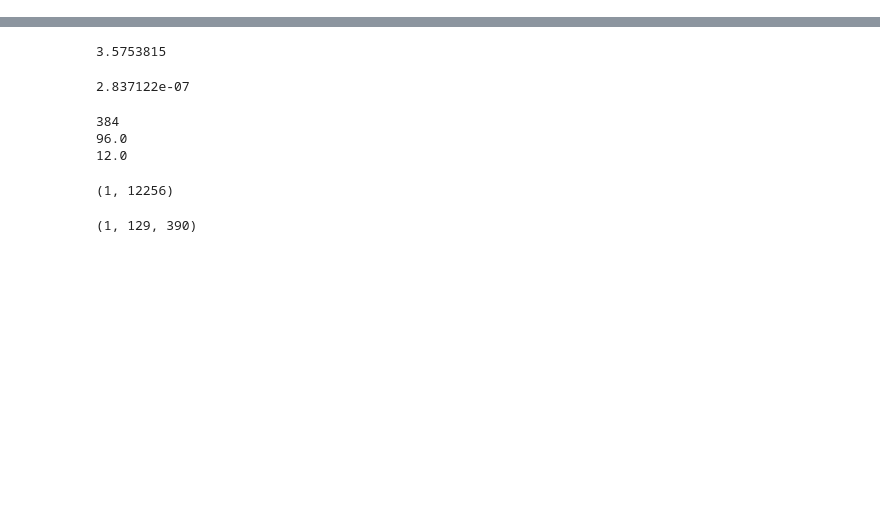
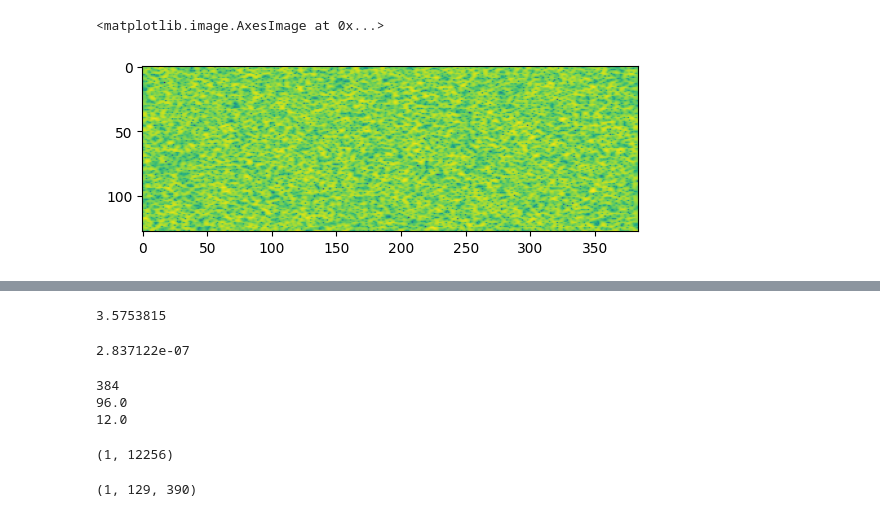
Before and after one commit to highfem/tqdne, a Jupyter notebook: experiments/_evaluate_torchaudiospectogram.ipynb, the cells around one changed output, grey strips where cells are left out. Saved outputs shown, nothing was run; the diff lists cells and outputs as text; code cells hidden in the pictures; blank space fills up the shorter version.

```diff
--- a/experiments/_evaluate_torchaudiospectogram.ipynb
+++ b/experiments/_evaluate_torchaudiospectogram.ipynb
@@ -31,0 +24,9 @@ np.abs(spec2).shape
+# %%
+sp_fn = Spectrogram(256, hop_length=32, power=1, center=True, pad_mode="constant")
+gl_fn = GriffinLim(256, 128, hop_length=32, power=1)
+
+def ta(x=waveform):
+    spec = sp_fn(tx[:, :12256])
+    retspec = spec[:, :-1]
+    wave = gl_fn(spec)
+    return retspec, wave
@@ -31,0 +45,7 @@ np.abs(spec2).shape
+# %%
+ta_spec, ta_wave = ta(waveform)
+# %%
+plt.imshow(np.log(ta_spec[0])
+# %% [output]
+<matplotlib.image.AxesImage at 0x...>
+[figure, added]
```
Also changed, not shown: parts of 18 cells of this notebook.
